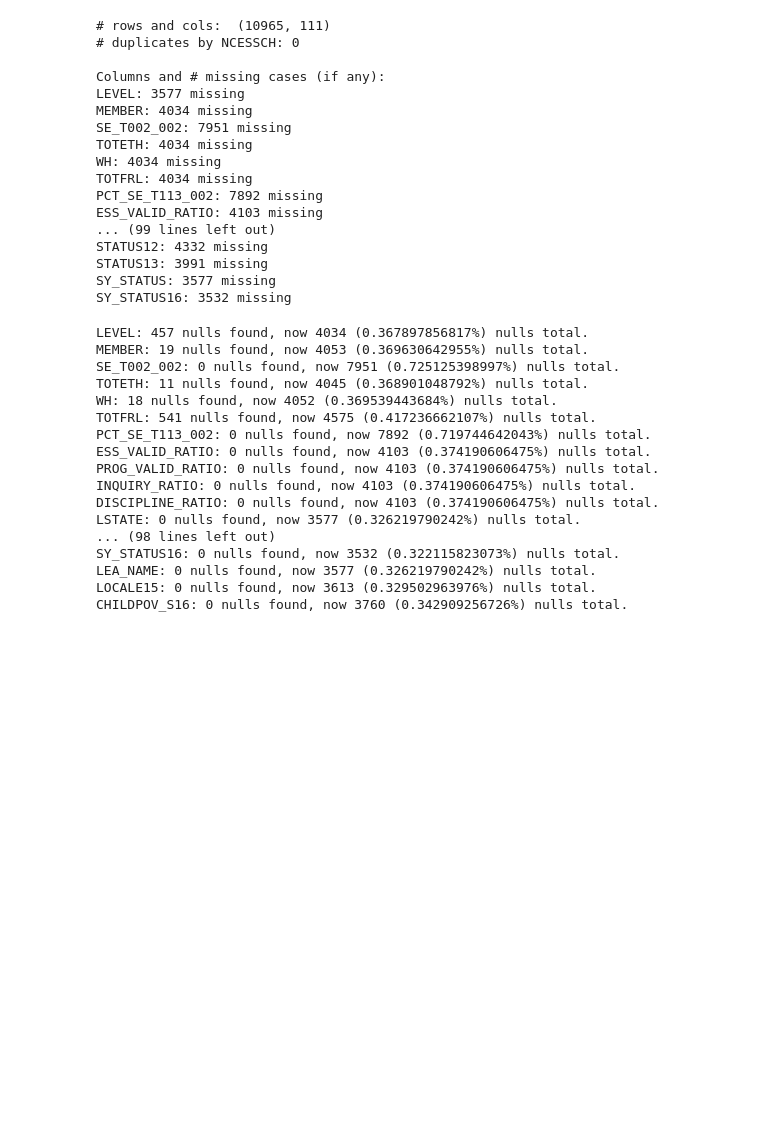
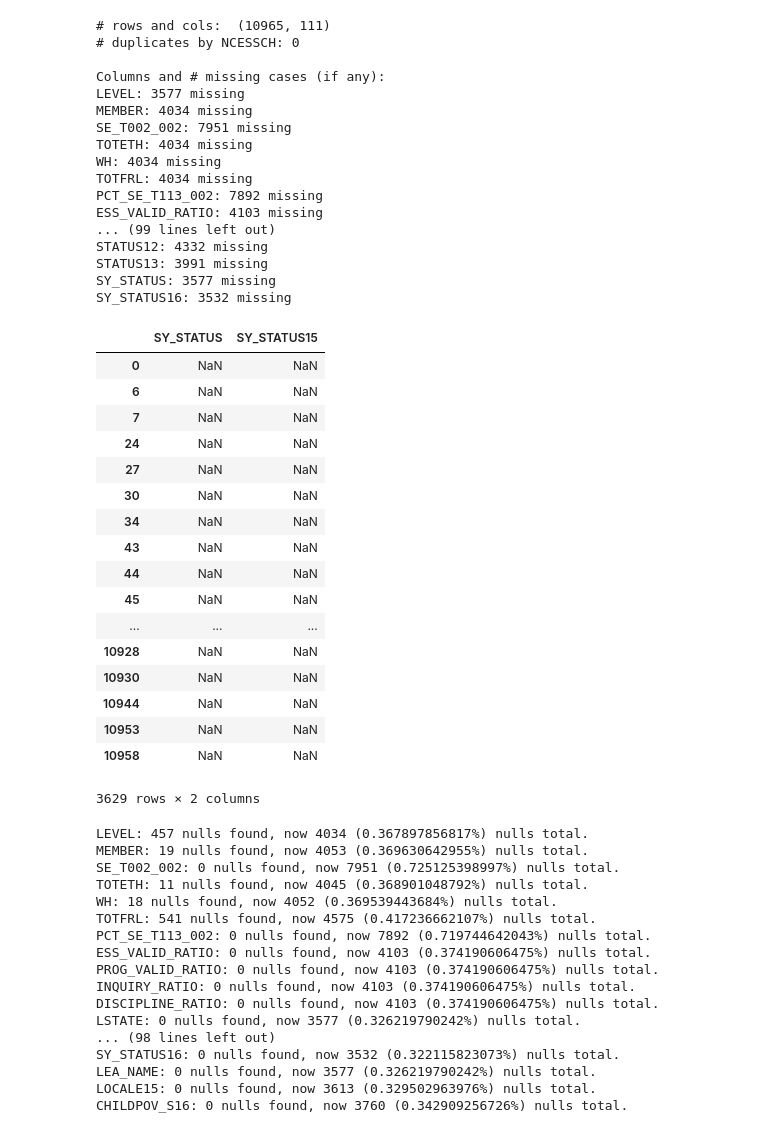
Before and after one commit to comp-strat/data_management, a Jupyter notebook: scripts/filter_datasets.ipynb, the cells around one changed output. Cells and saved outputs as stored; diff of their text form; code cells hidden in the pictures; blank space fills up the shorter version.

```diff
--- a/scripts/filter_datasets.ipynb
+++ b/scripts/filter_datasets.ipynb
@@ -191,6 +195,27 @@ STATUS12: 4332 missing
 STATUS13: 3991 missing
 SY_STATUS: 3577 missing
 SY_STATUS16: 3532 missing
+# %%
+charterdf[charterdf['SY_STATUS'] != charterdf['SY_STATUS15']][['SY_STATUS', 'SY_STATUS15']]
+# %% [output]
+|  | SY_STATUS | SY_STATUS15 |
+| 0 | NaN | NaN |
+| 6 | NaN | NaN |
+| 7 | NaN | NaN |
+| 24 | NaN | NaN |
+| 27 | NaN | NaN |
+| 30 | NaN | NaN |
+| 34 | NaN | NaN |
+| 43 | NaN | NaN |
+| 44 | NaN | NaN |
+| 45 | NaN | NaN |
+| ... | ... | ... |
+| 10928 | NaN | NaN |
+| 10930 | NaN | NaN |
+| 10944 | NaN | NaN |
+| 10953 | NaN | NaN |
+| 10958 | NaN | NaN |
+3629 rows × 2 columns
 # %%
 # Add to charter data LEA_NAME and LOCALE15 from original data
 lea_add = pd.read_csv("../../data_management/data/ccd_sch_029_1516_w_2a_011717.csv", usecols=["NCESSCH", "LEA_NAME"], encoding = "latin1", low_memory=False)
```
Also changed, not shown: parts of 6 cells of this notebook, 1 other file.
